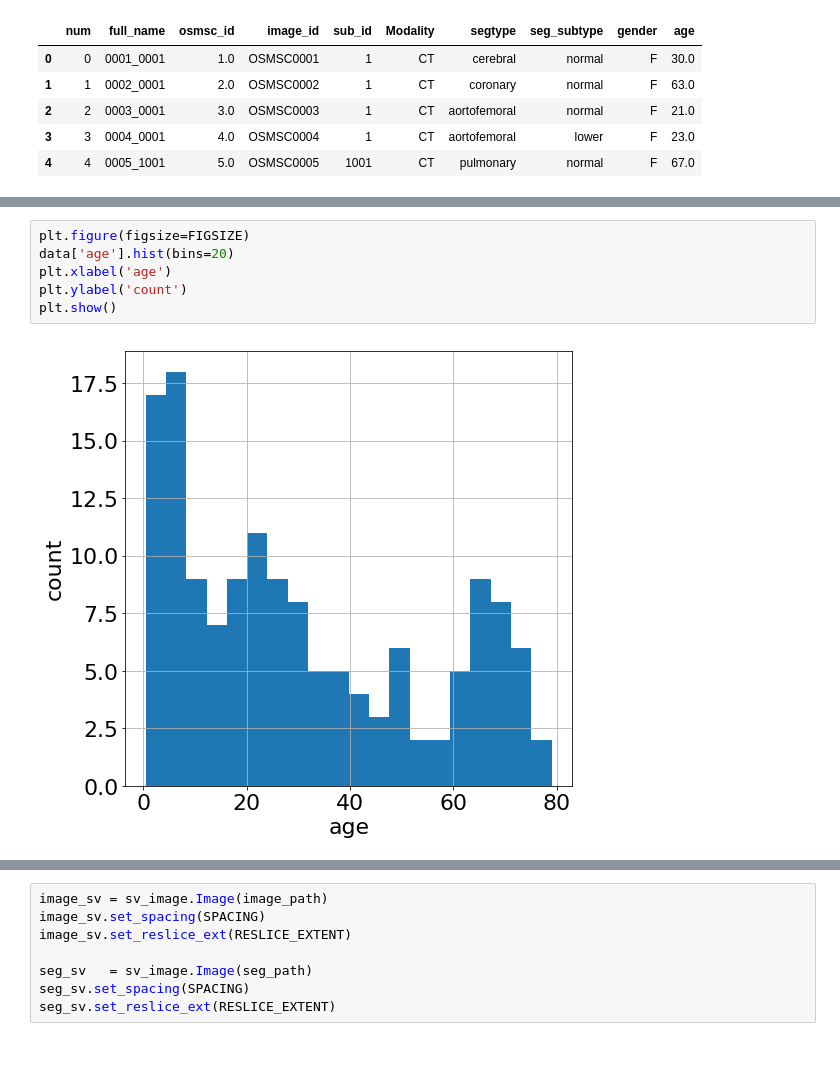
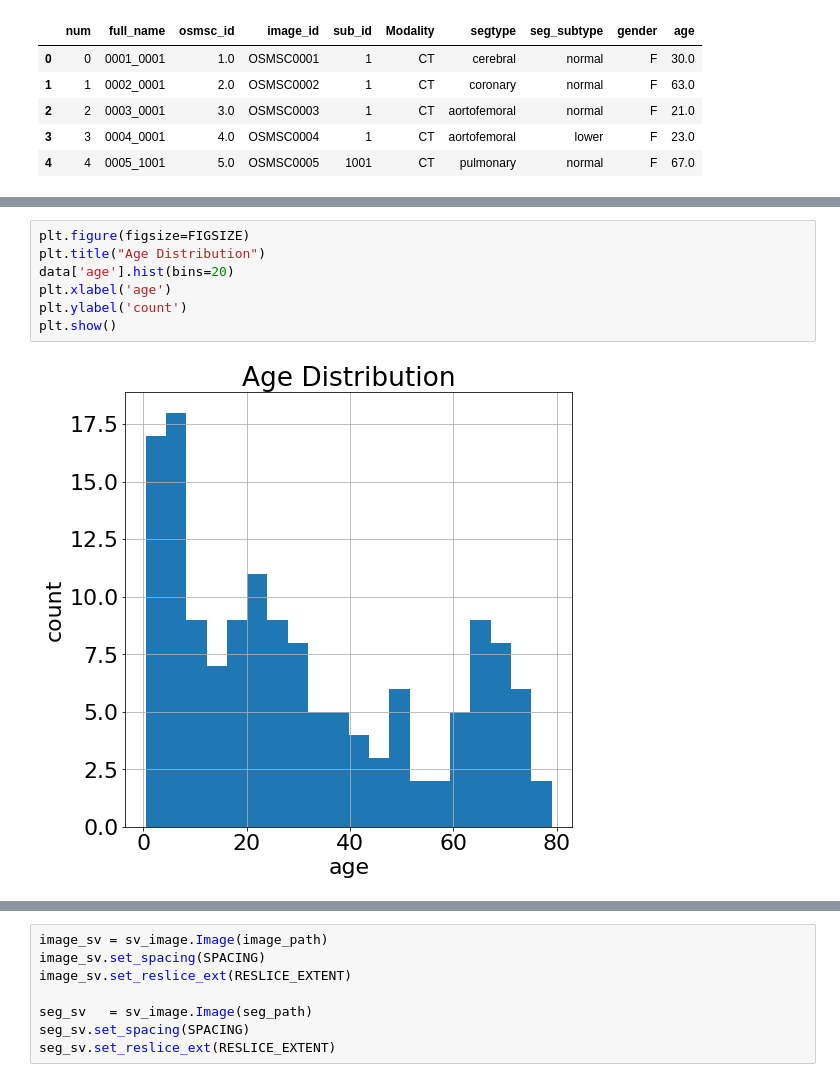
Before and after one commit to noahfields1/seg_regression, a Jupyter notebook: explore_vascular_data.ipynb, the cells around one changed output, grey strips where cells are left out. Cells and saved outputs as stored; diff of their text form; blank space fills up the shorter version.

```diff
--- a/explore_vascular_data.ipynb
+++ b/explore_vascular_data.ipynb
@@ -54,8 +85,9 @@ plt.show()
 # %%
 plt.figure(figsize=FIGSIZE)
+plt.title("Age Distribution")
 data['age'].hist(bins=20)
 plt.xlabel('age')
 plt.ylabel('count')
 plt.show()
 # %% [output]
-[figure, old version]
+[figure, new version]
```
Also changed, not shown: parts of 19 cells of this notebook, 1 other file.
